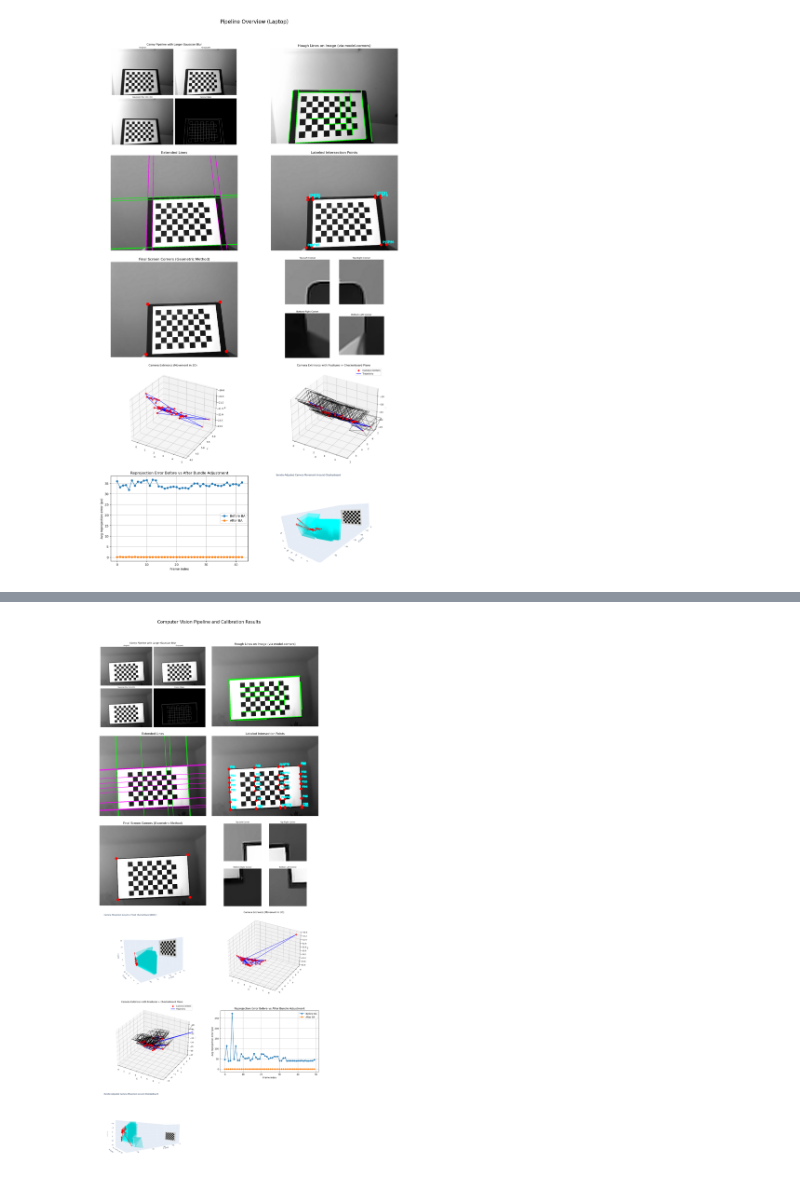
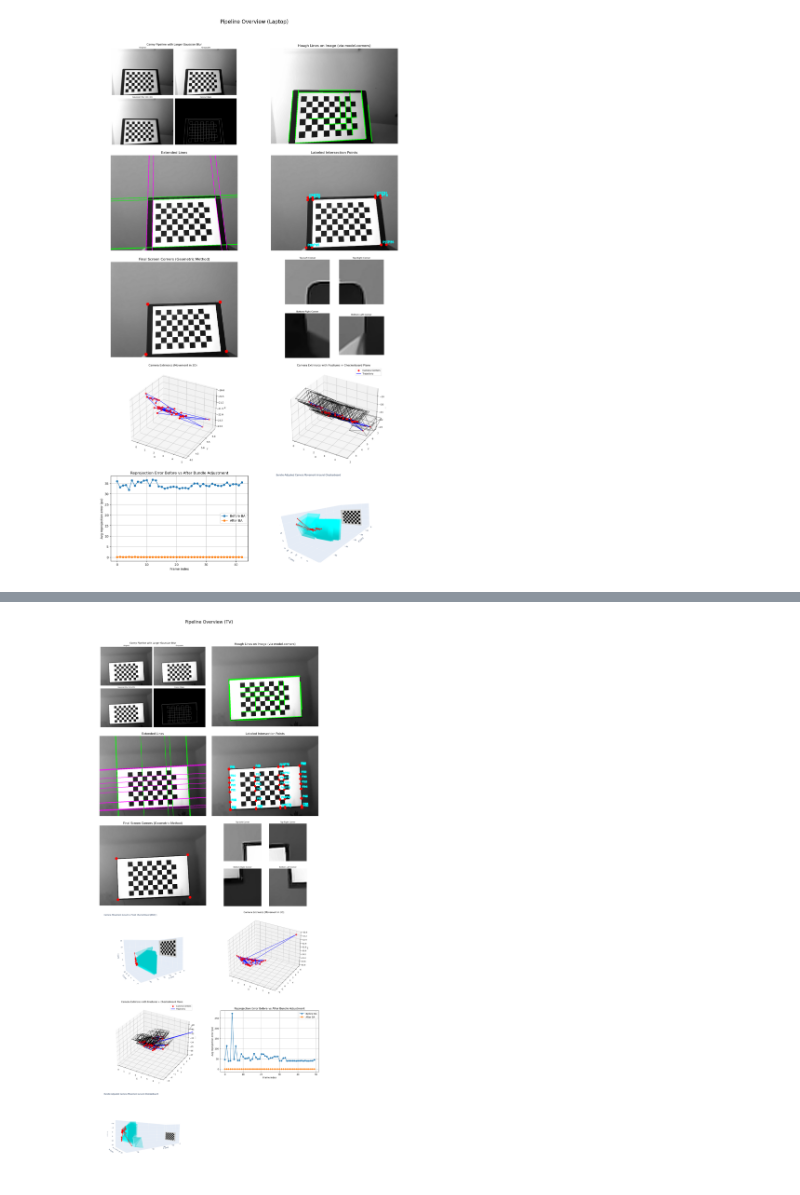
Before and after one commit to fspencer-edu/CV-Final-Project, a Jupyter notebook: DEMO/demo.ipynb, the cells around one changed output, grey strips where cells are left out. Cells and saved outputs as stored; diff of their text form; code cells hidden in the pictures.

```diff
--- a/DEMO/demo.ipynb
+++ b/DEMO/demo.ipynb
@@ -85,32 +85,32 @@ pipeline = [
     ("hough.png",               "Hough Line Detection"),
     ("straight_lines.png",      "Filtered Straight Lines"),
     ("points.png",              "Edge Points"),
     ("corners.png",             "Corner Candidates"),
     ("roi_corners.png",         "ROI Corner Selection"),
     ("camera_uncalibrated.png", "Uncalibrated Camera View"),
     ("externsics.png",          "Camera Extrinsics"),
     ("ext_frustrum.png",        "Camera Frustums"),
     ("bundle.png",              "Bundle Adjustment"),
     ("bundle_3d.png",           "3D Camera Trajectory"),
 ]
 
 cols = 2
 rows = (len(pipeline) + cols - 1) // cols
 
 fig, axes = plt.subplots(rows, cols, figsize=(12, 5 * rows))
 axes = axes.flatten()
 
 for ax, (fname, title) in zip(axes, pipeline):
     img_path = os.path.join(IMG_DIR, fname)
     img = Image.open(img_path)
     ax.imshow(img)
     ax.axis("off")
 
 for ax in axes[len(pipeline):]:
     ax.axis("off")
 
-plt.suptitle("Computer Vision Pipeline and Calibration Results", fontsize=16)
+plt.suptitle("Pipeline Overview (TV)", fontsize=16)
 plt.tight_layout(rect=[0, 0, 1, 0.96])
 plt.show()
 # %% [output]
-[figure, old version]
+[figure, new version]
```
Also changed, not shown: parts of 1 cell of this notebook, 1 other file.
